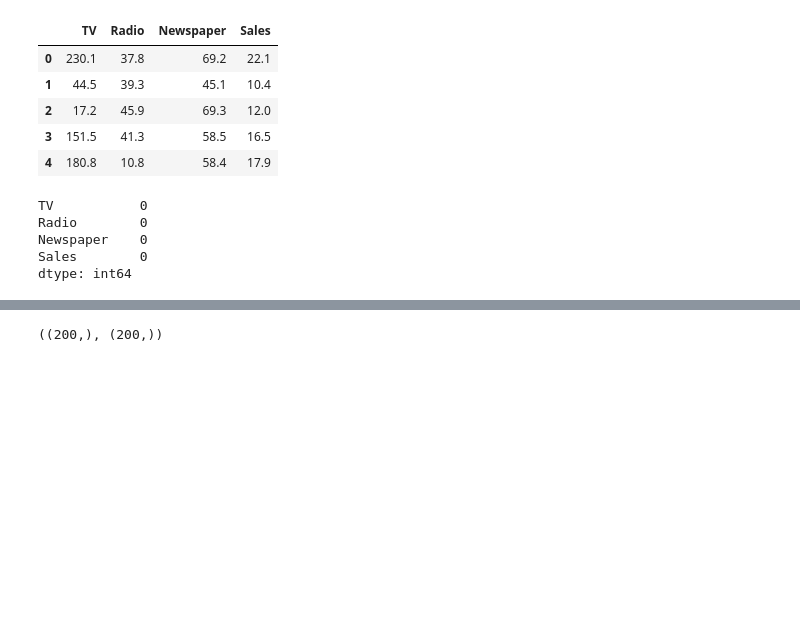
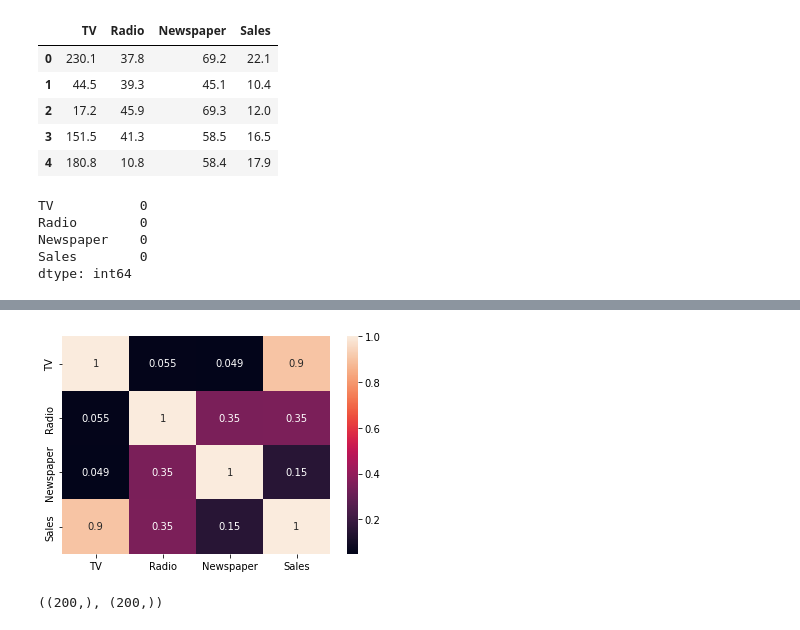
Before and after one commit to eashabibi/FML, a Jupyter notebook: Univariate_on_Company_dataset.ipynb, the cells around one changed output, grey strips where cells are left out. Drawn from its saved outputs; the diff is of its cells as text; code cells hidden in the pictures; blank space fills up the shorter version.

```diff
--- a/Univariate_on_Company_dataset.ipynb
+++ b/Univariate_on_Company_dataset.ipynb
@@ -29,0 +87,6 @@ y=company['Sales'].values
+# %%
+# To visualize clearly using heatmap
+sns.heatmap(company.corr(),annot=True)
+plt.show()
+# %% [output]
+[figure, added]
```
Also changed, not shown: parts of 13 cells of this notebook.
